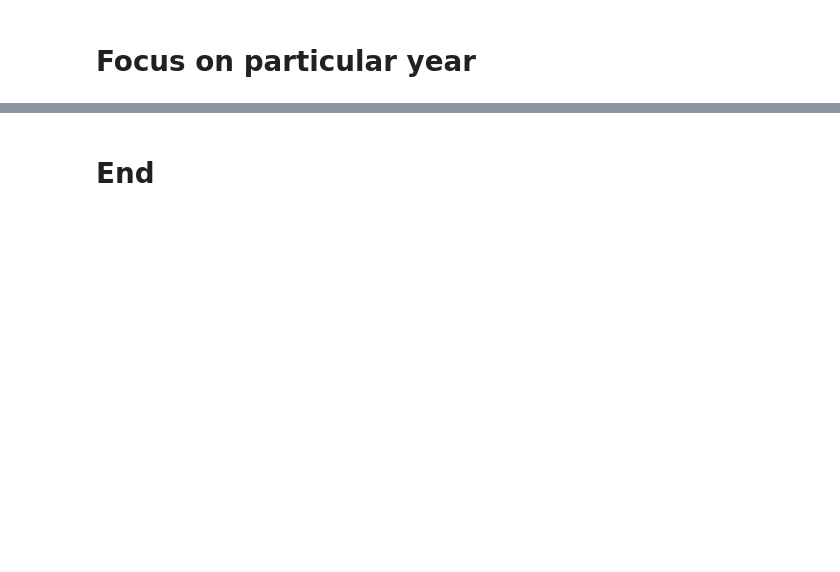
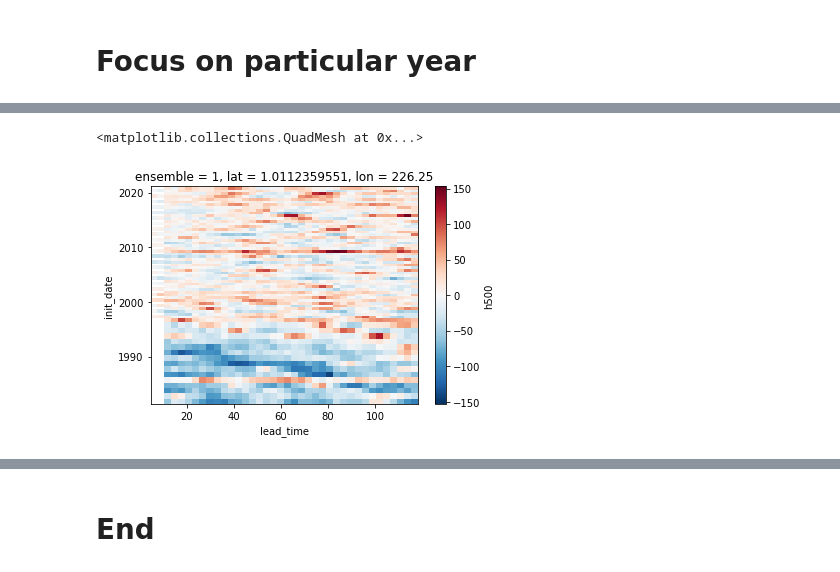
Before and after one commit to dougiesquire/hydro_tasmania, a Jupyter notebook: 2020/2.0_unseen.ipynb, the cells around one changed output, grey strips where cells are left out. Saved outputs shown, nothing was run; the diff lists cells and outputs as text; code cells hidden in the pictures; blank space fills up the shorter version.

```diff
--- a/2020/2.0_unseen.ipynb
+++ b/2020/2.0_unseen.ipynb
@@ -287,0 +338,4 @@ Likelihood of exceeding observed 2001 conditions:
+# %%
+fcst = my.open_zarr(
+    f'data/f6_{COND_VARIABLE}_NATIVE_raw_anom.zarr.zip')
+fcst_cond = fcst.where(fcst.time.dt.month==11)
@@ -287,0 +365,5 @@ Likelihood of exceeding observed 2001 conditions:
+# %%
+fcst_cond['h500'].isel(lat=45, lon=90).plot()
+# %% [output]
+<matplotlib.collections.QuadMesh at 0x...>
+[figure, added]
```
Also changed, not shown: parts of 28 cells of this notebook, 4 other files.
